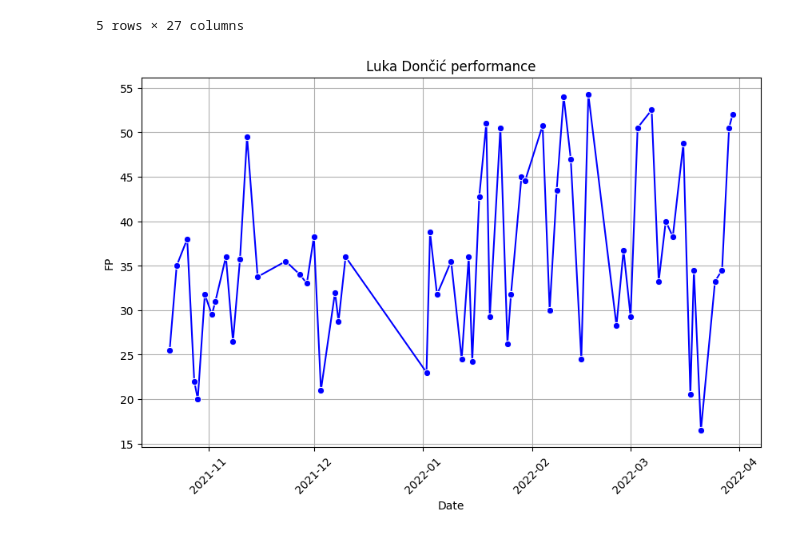
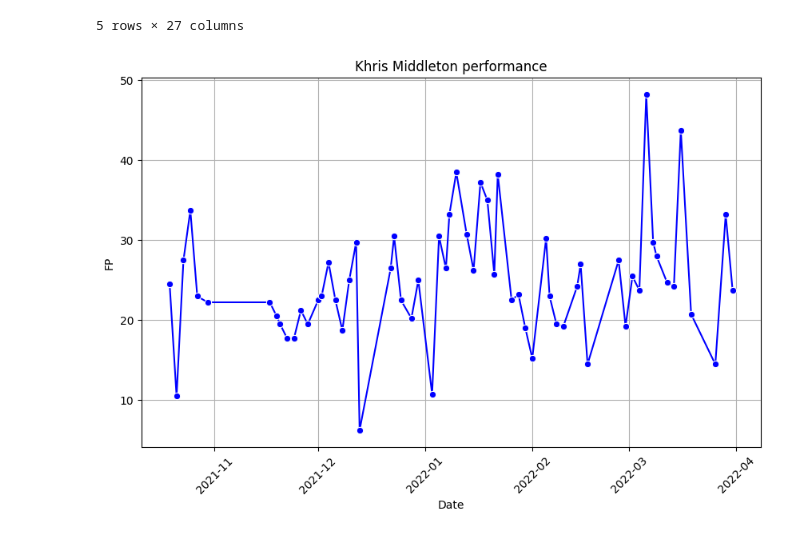
Before and after one commit to ldvcclh/FantasyNBA, a Jupyter notebook: notebooks/Analysis/261224.ipynb, the cells around one changed output. Drawn from its saved outputs; the diff is of its cells as text; code cells hidden in the pictures.

```diff
--- a/notebooks/Analysis/261224.ipynb
+++ b/notebooks/Analysis/261224.ipynb
@@ -117,19 +117,19 @@ def plot_player_stats(df, player, type='FP'):
     import matplotlib.pyplot as plt
     import seaborn as sns
     """
-    Affiche les points d'un joueur en fonction de la date avec Seaborn.
+    Plot any statistiques of a player during a season
 
     Paramètres :
-    - df : DataFrame contenant les colonnes 'nom', 'date', et 'points'.
-    - joueur : Nom du joueur à tracer.
+    - df : season DataFrame
+    - player : Player name
     """
-    # Filtrer les données pour le joueur spécifié
+    # Filter
     df_player = df[df['Player'] == player]
     if df_player.empty:
         print(f"No data found for this player : {player}")
         return
 
-    # Tracer avec Seaborn
+    # Plot
     plt.figure(figsize=(10, 6))
     sns.lineplot(
         data=df_player,
@@ -146,6 +146,6 @@ def plot_player_stats(df, player, type='FP'):
     plt.grid(True)
     plt.show()
 # %%
-plot_player_stats(season21,player='Luka Dončić')
+plot_player_stats(season21,player='Khris Middleton')
 # %% [output]
-[figure, old version]
+[figure, new version]
```
Also changed, not shown: parts of 3 cells of this notebook, 8 other files.
